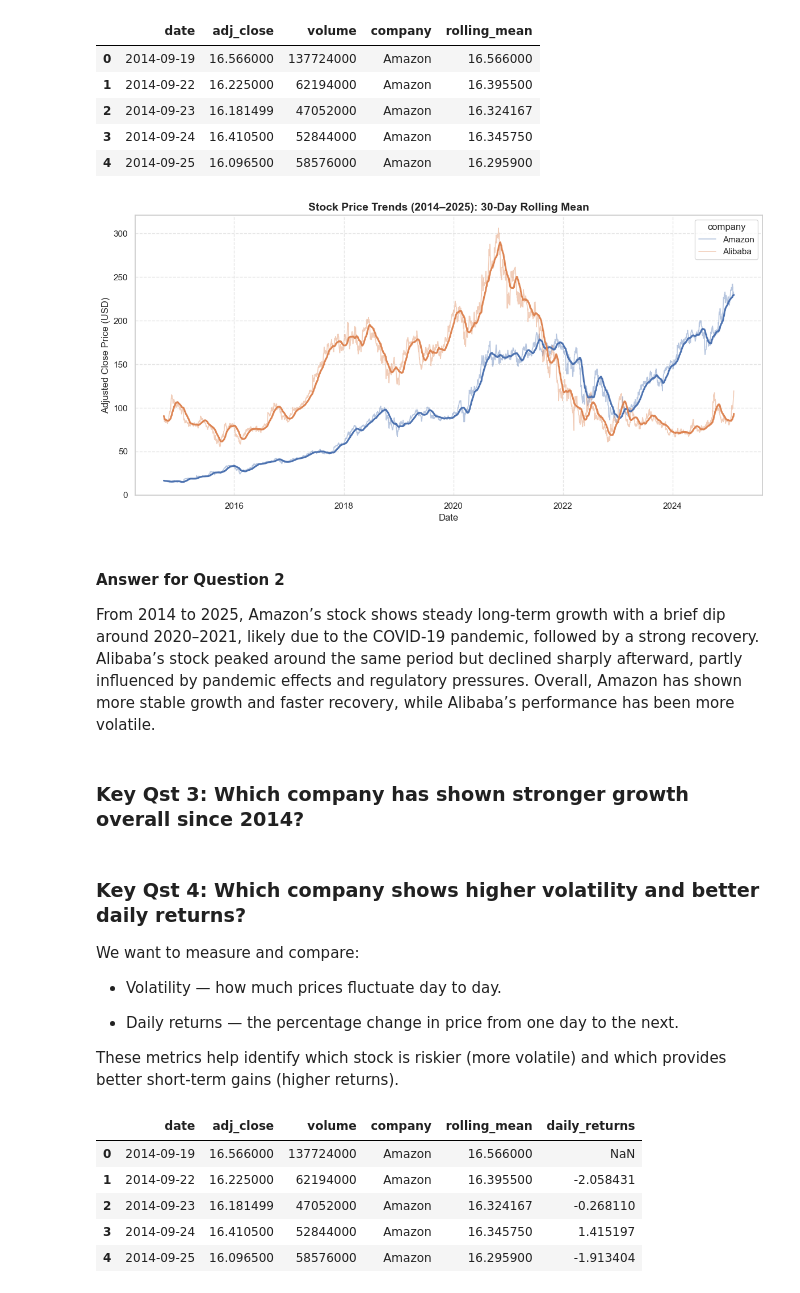
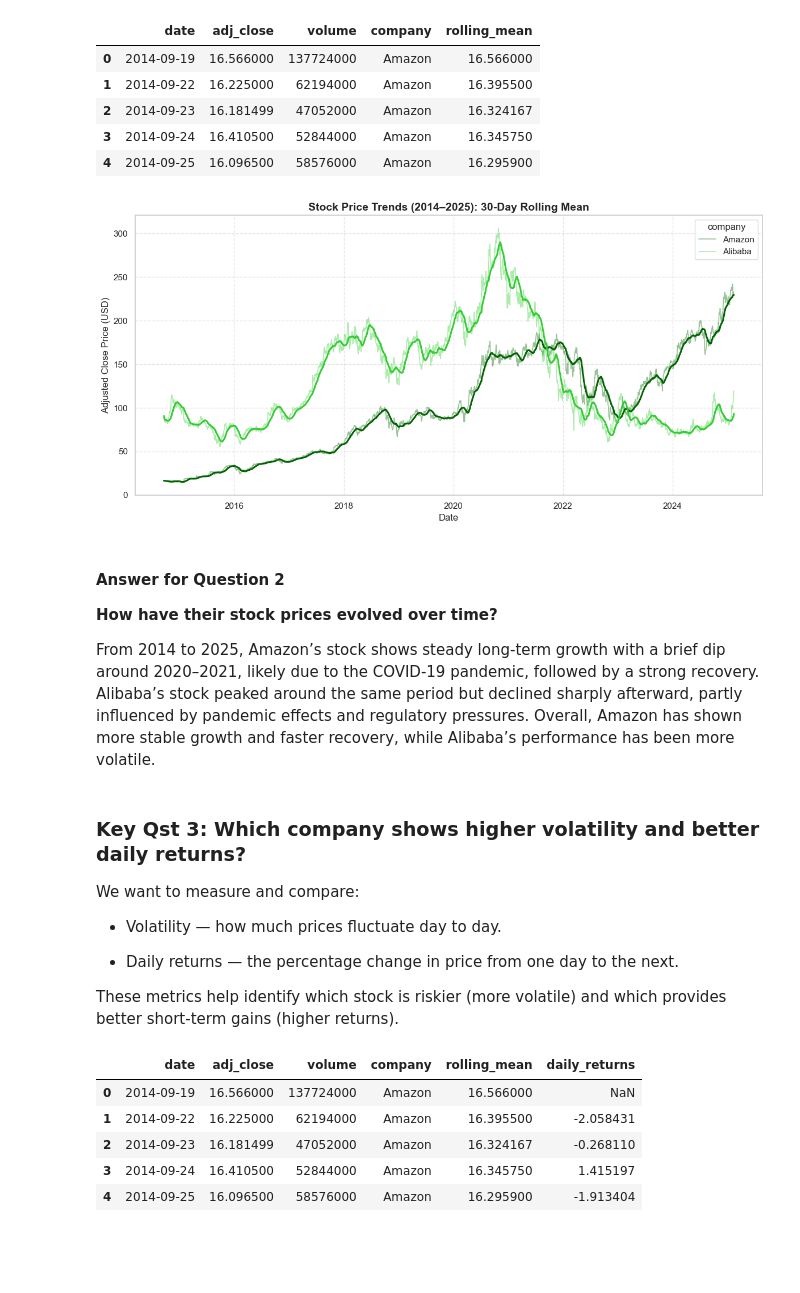
Before and after one commit to SatAlison/Alibaba-vs-Amazon-Stock-Performance-Analysis-2014-2025-, a Jupyter notebook: Alibaba_Amazon_stock_analysis.ipynb, the cells around one changed output. Drawn from its saved outputs; the diff is of its cells as text; code cells hidden in the pictures; blank space fills up the shorter version.

```diff
--- a/Alibaba_Amazon_stock_analysis.ipynb
+++ b/Alibaba_Amazon_stock_analysis.ipynb
@@ -618,30 +620,32 @@ df.head()
 # %%
 # 📈 Visualize Adjusted Close Price Trends with Rolling Mean
 plt.figure(figsize=(12,6))
+custom_palette = {
+    'Amazon': '#006400',    # dark green
+    'Alibaba': '#32CD32' }   # light green
 
 # Plot actual adjusted close prices
-sns.lineplot(data=df, x='date', y='adj_close', hue='company', alpha=0.4, linewidth=1.2)
+sns.lineplot(data=df, x='date', y='adj_close', hue='company', palette=custom_palette, alpha=0.4, linewidth=1.2)
 
 # Plot 30-day rolling mean
-sns.lineplot(data=df, x='date', y='rolling_mean', hue='company', linewidth=2.2, legend=False)
+sns.lineplot(data=df, x='date', y='rolling_mean', hue='company', palette=custom_palette, linewidth=2.2, legend=False)
 
 # Customize the chart
 plt.title("Stock Price Trends (2014–2025): 30-Day Rolling Mean", fontsize=14, weight='bold')
 plt.xlabel("Date")
 plt.ylabel("Adjusted Close Price (USD)")
 plt.grid(True, linestyle='--', alpha=0.5)
 plt.tight_layout()
 plt.show()
 # %% [output]
-[figure, old version]
+[figure, new version]
 # %% [markdown]
 ####  **Answer for Question 2**
+**How have their stock prices evolved over time?**
 
 From 2014 to 2025, Amazon’s stock shows steady long-term growth with a brief dip around 2020–2021, likely due to the COVID-19 pandemic, followed by a strong recovery. Alibaba’s stock peaked around the same period but declined sharply afterward, partly influenced by pandemic effects and regulatory pressures. Overall, Amazon has shown more stable growth and faster recovery, while Alibaba’s performance has been more volatile.
-# %% [markdown]
-### **Key Qst 3**:  Which company has shown stronger growth overall since 2014?
 # %% [markdown]
-### **Key Qst 4**:  Which company shows higher volatility and better daily returns?
+### **Key Qst 3**:  Which company shows higher volatility and better daily returns?
 
 We want to measure and compare:
 
```
Also changed, not shown: parts of 12 cells of this notebook.
